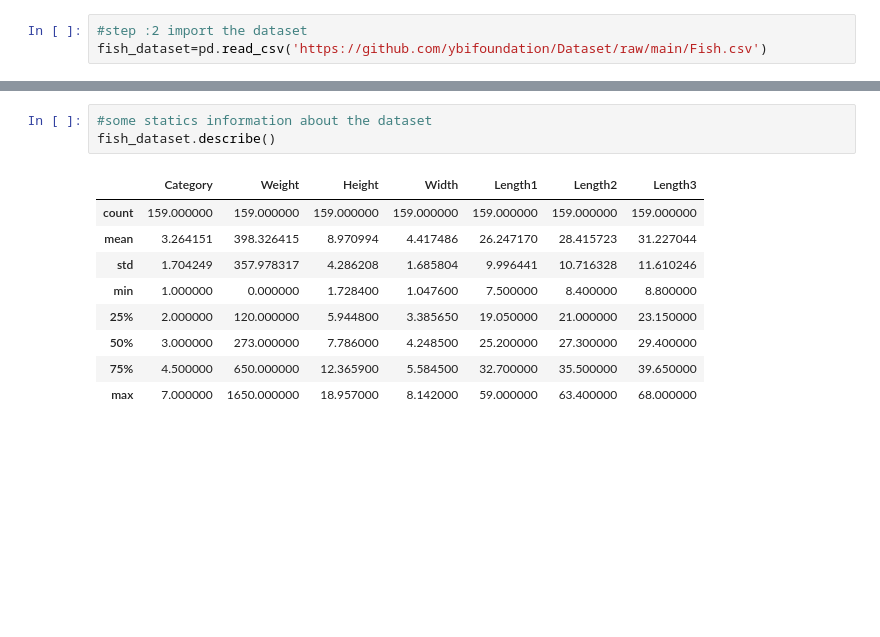
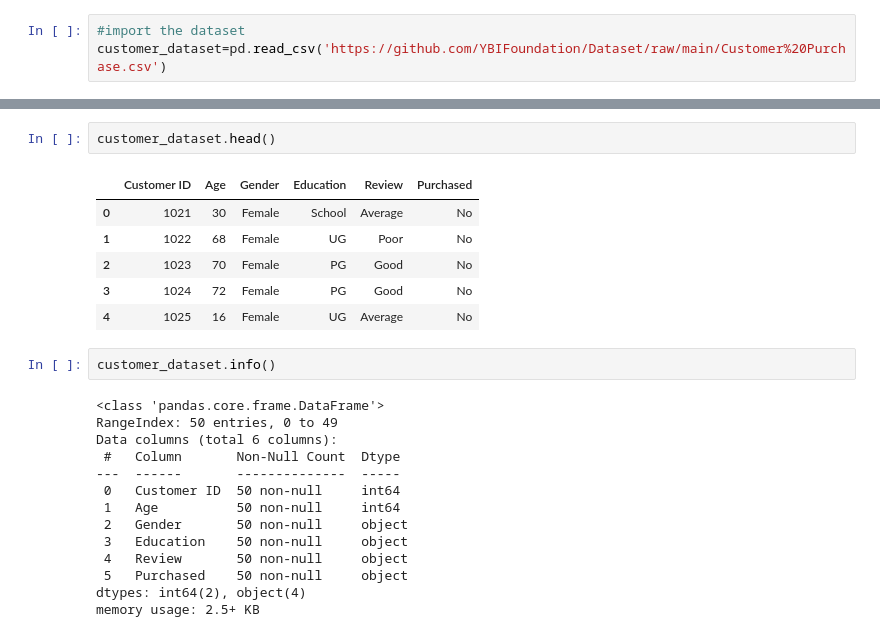
Before and after one commit to Ankesh5488-star/Calculator, a Jupyter notebook: internship_project.ipynb, the cells around one changed output, grey strips where cells are left out. Drawn from its saved outputs; the diff is of its cells as text; blank space fills up the shorter version.

```diff
--- a/internship_project.ipynb
+++ b/internship_project.ipynb
@@ -5,4 +7,4 @@
 import pandas as pd
 # %%
-#step :2 import the dataset
-fish_dataset=pd.read_csv('https://github.com/ybifoundation/Dataset/raw/main/Fish.csv')
+#import the dataset
+customer_dataset=pd.read_csv('https://github.com/YBIFoundation/Dataset/raw/main/Customer%20Purchase.csv')
@@ -38,13 +11,25 @@ memory usage: 10.1+ KB
-# %%
-#some statics information about the dataset
-fish_dataset.describe()
-# %% [output]
-|  | Category | Weight | Height | Width | Length1 | Length2 | Length3 |
-| count | 159.000000 | 159.000000 | 159.000000 | 159.000000 | 159.000000 | 159.000000 | 159.000000 |
-| mean | 3.264151 | 398.326415 | 8.970994 | 4.417486 | 26.247170 | 28.415723 | 31.227044 |
-| std | 1.704249 | 357.978317 | 4.286208 | 1.685804 | 9.996441 | 10.716328 | 11.610246 |
-| min | 1.000000 | 0.000000 | 1.728400 | 1.047600 | 7.500000 | 8.400000 | 8.800000 |
-| 25% | 2.000000 | 120.000000 | 5.944800 | 3.385650 | 19.050000 | 21.000000 | 23.150000 |
-| 50% | 3.000000 | 273.000000 | 7.786000 | 4.248500 | 25.200000 | 27.300000 | 29.400000 |
-| 75% | 4.500000 | 650.000000 | 12.365900 | 5.584500 | 32.700000 | 35.500000 | 39.650000 |
-| max | 7.000000 | 1650.000000 | 18.957000 | 8.142000 | 59.000000 | 63.400000 | 68.000000 |
+# %%
+customer_dataset.head()
+# %% [output]
+|  | Customer ID | Age | Gender | Education | Review | Purchased |
+| 0 | 1021 | 30 | Female | School | Average | No |
+| 1 | 1022 | 68 | Female | UG | Poor | No |
+| 2 | 1023 | 70 | Female | PG | Good | No |
+| 3 | 1024 | 72 | Female | PG | Good | No |
+| 4 | 1025 | 16 | Female | UG | Average | No |
+# %%
+customer_dataset.info()
+# %% [output]
+<class 'pandas.core.frame.DataFrame'>
+RangeIndex: 50 entries, 0 to 49
+Data columns (total 6 columns):
+ #   Column       Non-Null Count  Dtype
+---  ------       --------------  -----
+ 0   Customer ID  50 non-null     int64
+ 1   Age          50 non-null     int64
+ 2   Gender       50 non-null     object
+ 3   Education    50 non-null     object
+ 4   Review       50 non-null     object
+ 5   Purchased    50 non-null     object
+dtypes: int64(2), object(4)
+memory usage: 2.5+ KB
```
Also changed, not shown: parts of 23 cells of this notebook.
